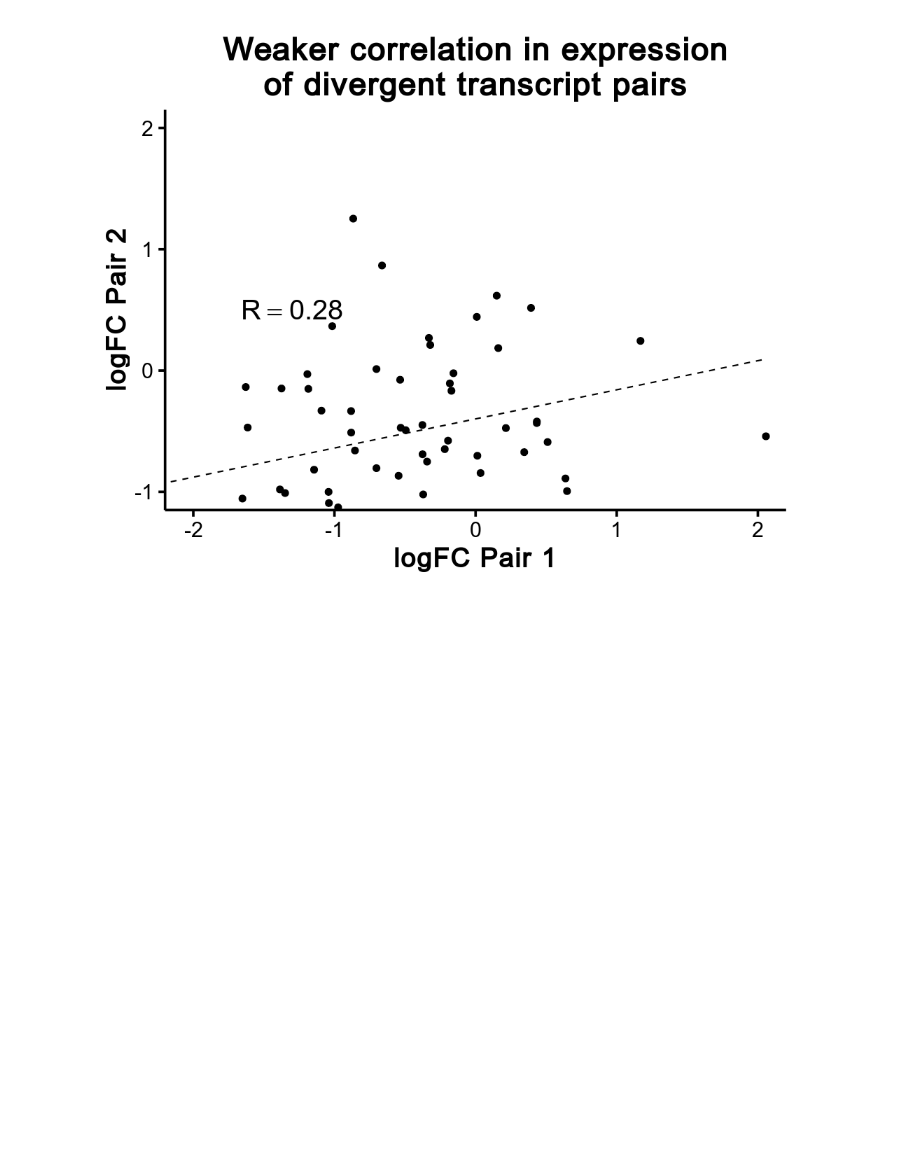
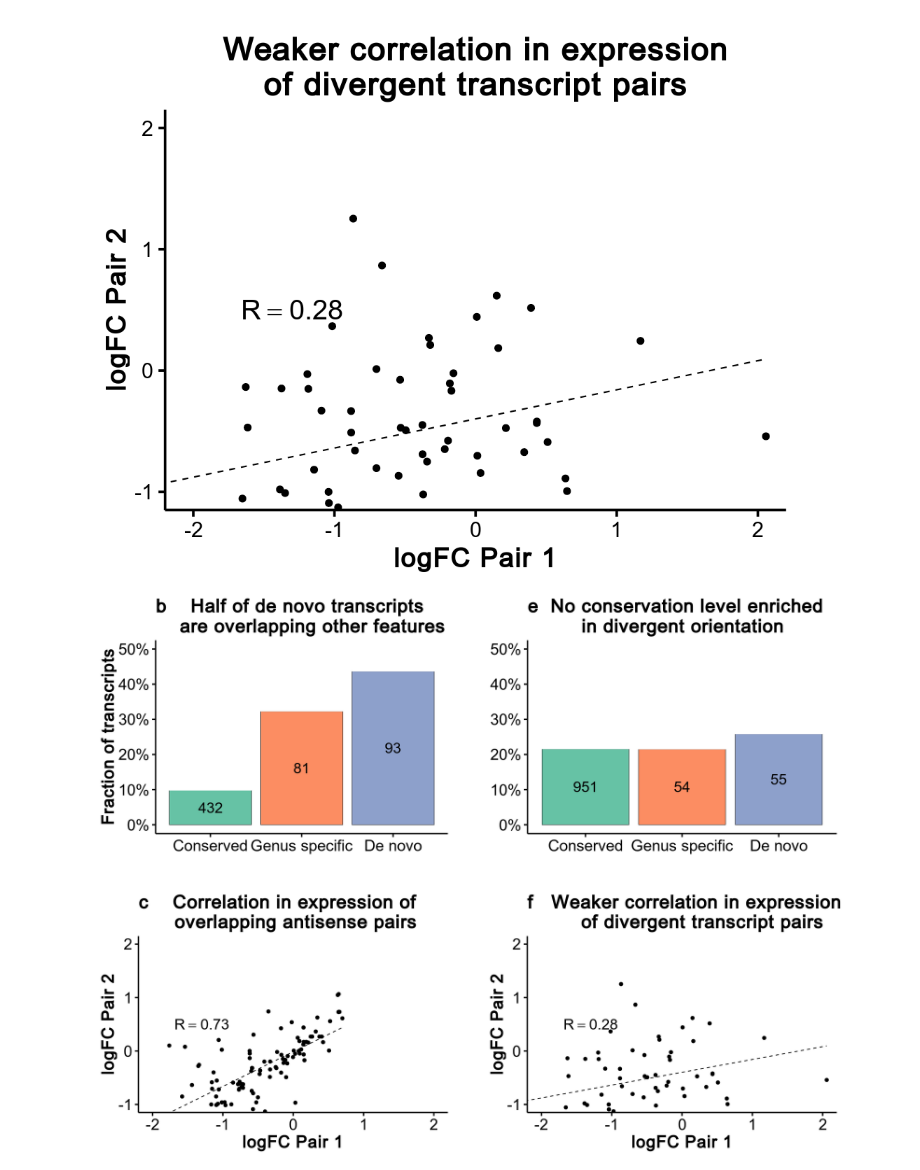
Before and after one commit to willblev/Blevins_etal_2020, a Jupyter notebook: Figures.ipynb, the cells around one changed output. Drawn from its saved outputs; the diff is of its cells as text; code cells hidden in the pictures; blank space fills up the shorter version.

```diff
--- a/Figures.ipynb
+++ b/Figures.ipynb
@@ -608,7 +659,7 @@ overlap_opposite_over_15$Is_overlap_opposite <- factor(overlap_opposite_over_15$
 
 overlap_opposite_over_15_plot<-ggplot(overlap_opposite_over_15, aes(Conservation_level,Number_of_transcripts,fill=Is_overlap_opposite,label = ifelse(Is_overlap_opposite=="No", "", Number_of_transcripts))) +
     labs(list(title = "Fraction of transcripts with antisense overlap", x = "Conservation level", y = "Fraction of transcripts",fill="Overlaps antisense transcripts"))+
-    theme_Publication()+
+    theme_Single()+
     geom_bar(color=c("black",'white',"black",'white',"black",'white'),position = "fill",stat = "identity", fill=c("#66C2A5",'white', "#FC8D62",'white', "#8DA0CB",'white'))+
     scale_y_continuous(labels = percent_format())+
     coord_cartesian(xlim = NULL, ylim = c(0,.5))+
@@ -688,7 +739,7 @@ divergent_over_15$Is_divergent <- factor(divergent_over_15$Is_divergent, levels
 
 divergent_over_15_plot<-ggplot(divergent_over_15, aes(Conservation_level,Number_of_transcripts,fill=Is_divergent,label = ifelse(Is_divergent=="No", "", Number_of_transcripts))) +
     labs(list(title = "Fraction of transcripts which share bidirectional promoter", x = "Conservation level", y = "Fraction of transcripts",fill="Divergent transcripts"))+
-    theme_Publication()+
+    theme_Single()+
     geom_bar(color=c("black",'white',"black",'white',"black",'white'),position = "fill",stat = "identity", fill=c("#66C2A5",'white', "#FC8D62",'white', "#8DA0CB",'white'))+
     scale_y_continuous(labels = percent_format())+
     coord_cartesian(xlim = NULL, ylim = c(0,.5))+
@@ -751,2 +802,19 @@ divergent_de_novo_first_pair_plot + theme_Publication() + theme(legend.position
 # %% [output]
 [figure]
+# %%
+%%R -w 2000 -h 1500 -u px
+
+
+## Multi-panel plot
+plot_top_left <- overlap_opposite_over_15_plot+theme_Multi()+labs(list(title = "b    Half of de novo transcripts\n    are overlapping other features"))+theme(axis.title.x=element_blank(),plot.margin=unit(c(0.5,2,2,0.5),"cm"))
+
+plot_top_right <- divergent_over_15_plot+theme_Multi()+labs(list(title = "e  No conservation level enriched\n         in divergent orientation"))+theme(axis.title.x=element_blank(),axis.title.y=element_blank(),plot.margin=unit(c(0.5,0.5,2,2),"cm"))
+
+plot_bottom_left <- antisense_overlapping_de_novo_first_pair_plot+theme_Multi()+labs(list(title = "c    Correlation in expression of\n      overlapping antisense pairs"))+theme(legend.position="none",plot.margin=unit(c(2,2,.5,0.5),"cm"))
+
+plot_bottom_right <-divergent_de_novo_first_pair_plot+theme_Multi()+labs(list(title = "f   Weaker correlation in expression\n         of divergent transcript pairs"))+theme(legend.position="none",plot.margin=unit(c(2,0.5,.5,2),"cm"))
+
+#arrange the plots together, with appropriate height and width for each row and column
+grid.arrange(plot_top_left,plot_top_right, plot_bottom_left, plot_bottom_right, ncol=2, nrow=2, widths=c(2, 2), heights=c(1, 1))
+# %% [output]
+[figure, added]
```
Also changed, not shown: parts of 15 cells of this notebook, 10 other files.
